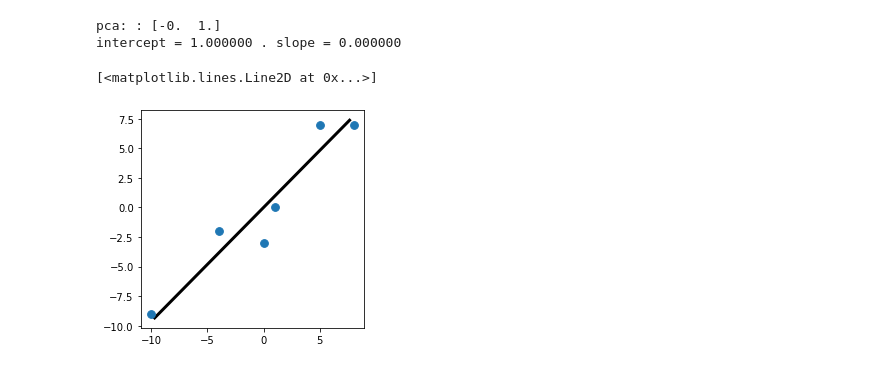
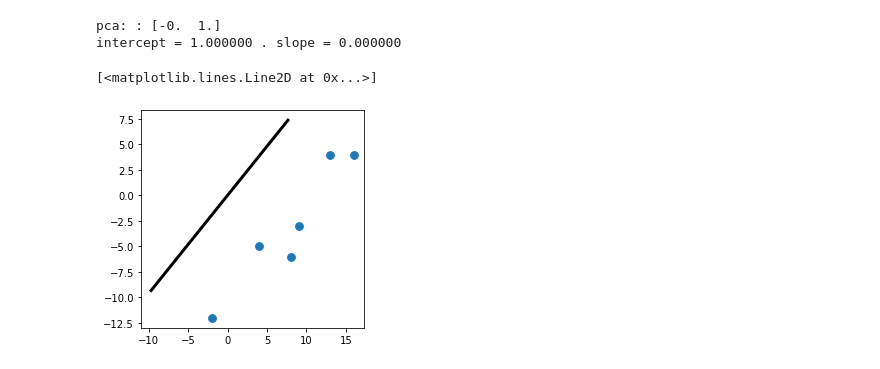
Before and after one commit to JaneliaMLCourse/MathClub, a Jupyter notebook: week4_linreg/PCAvsLR.ipynb, the cells around one changed output. Cells and saved outputs as stored; diff of their text form; code cells hidden in the pictures.

```diff
--- a/week4_linreg/PCAvsLR.ipynb
+++ b/week4_linreg/PCAvsLR.ipynb
@@ -84,35 +84,43 @@ print( 'intercept = %f . slope = %f ' % (reg.intercept_, reg.coef_[0],  ))
 pca: : [-0.  1.]
 intercept = 1.000000 . slope = 0.000000
 # %%
-x = n1.reshape(-1,1)
-y = n2.reshape(-1,1)
+x = n1.reshape(-1,1) + 8
+y = n2.reshape(-1,1) - 3
 
 xm = np.mean(x)
 ym = np.mean(y)
+mnvec = np.array( [xm, ym ])
 
 pcaDatMtx = np.concatenate( (x - xm, y - ym), axis=1)
 
 pca = PCA(n_components=1)
 pca.fit( pcaDatMtx )
 
-# The princip
+# The principal component
 V = pca.components_
+
+# the singular values (how important each pc is)
 sv = pca.singular_values_
-U = pcaDatMtx @ V.T # represent inputs as pcs
+
+# represent inputs as linear combination of pcs
+U = pcaDatMtx @ V.T
+
+# Reconstruct data from the pcs
 datRecon = U @ V
+
 # print( datRecon )
 # print( ' ')
 # print( pcaDatMtx)
 # print( ' ' )
-p1 = datRecon[ np.argmin( datRecon[:,0]), : ]
+p1 = datRecon[ np.argmin( datRecon[:,0]), : ] + m
 p2 = datRecon[ np.argmax( datRecon[:,0]), : ]
 # print( p1 )
 # print( p2 )
 
 fig = plt.figure(figsize=(4,4))
 ax = fig.add_subplot(111)
-ax.scatter(n1,n2,s=60)
+ax.scatter(x,y,s=60)
 ax.plot( [p1[0], p2[0]], [p1[1], p2[1]], color='k', zorder=0, lw=3 )
 # %% [output]
 [<matplotlib.lines.Line2D at 0x...>]
-[figure, old version]
+[figure, new version]
```
